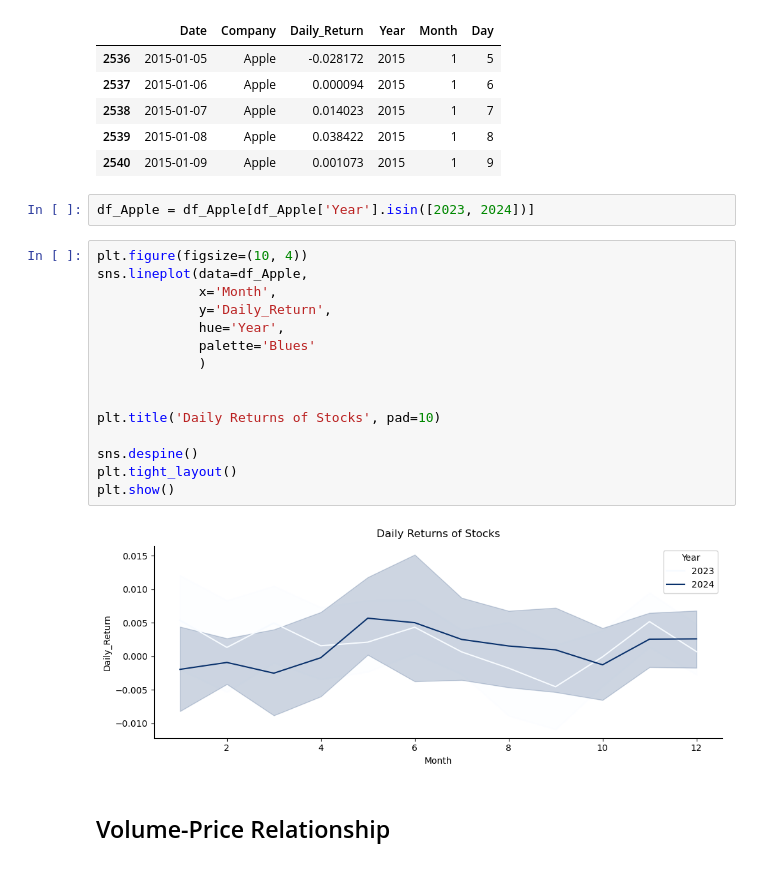
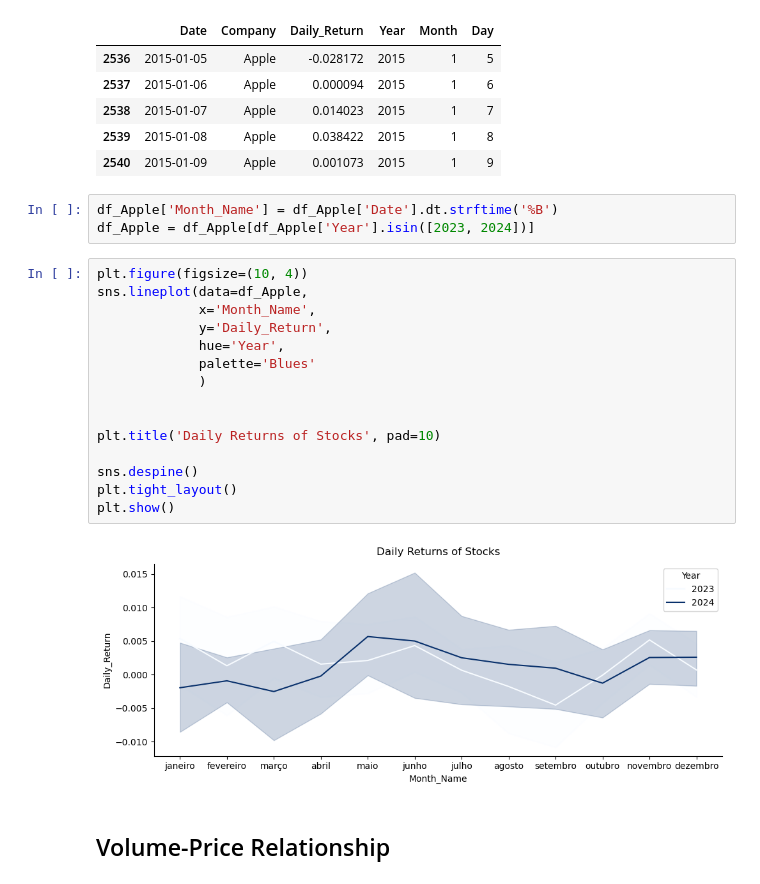
Before and after one commit to modyreturn/Stock-Market-Analysis, a Jupyter notebook: Stock_Analysis.ipynb, the cells around one changed output. Drawn from its saved outputs; the diff is of its cells as text.

```diff
--- a/Stock_Analysis.ipynb
+++ b/Stock_Analysis.ipynb
@@ -404,24 +404,25 @@ df_Apple.head()
 | 2539 | 2015-01-08 | Apple | 0.038422 | 2015 | 1 | 8 |
 | 2540 | 2015-01-09 | Apple | 0.001073 | 2015 | 1 | 9 |
 # %%
+df_Apple['Month_Name'] = df_Apple['Date'].dt.strftime('%B')
 df_Apple = df_Apple[df_Apple['Year'].isin([2023, 2024])]
 # %%
 plt.figure(figsize=(10, 4))
 sns.lineplot(data=df_Apple,
-             x='Month',
+             x='Month_Name',
              y='Daily_Return',
              hue='Year',
              palette='Blues'
              )
 
 
 plt.title('Daily Returns of Stocks', pad=10)
 
 sns.despine()
 plt.tight_layout()
 plt.show()
 # %% [output]
-[figure, old version]
+[figure, new version]
 # %% [markdown]
 ## Volume-Price Relationship
 # %%
```
